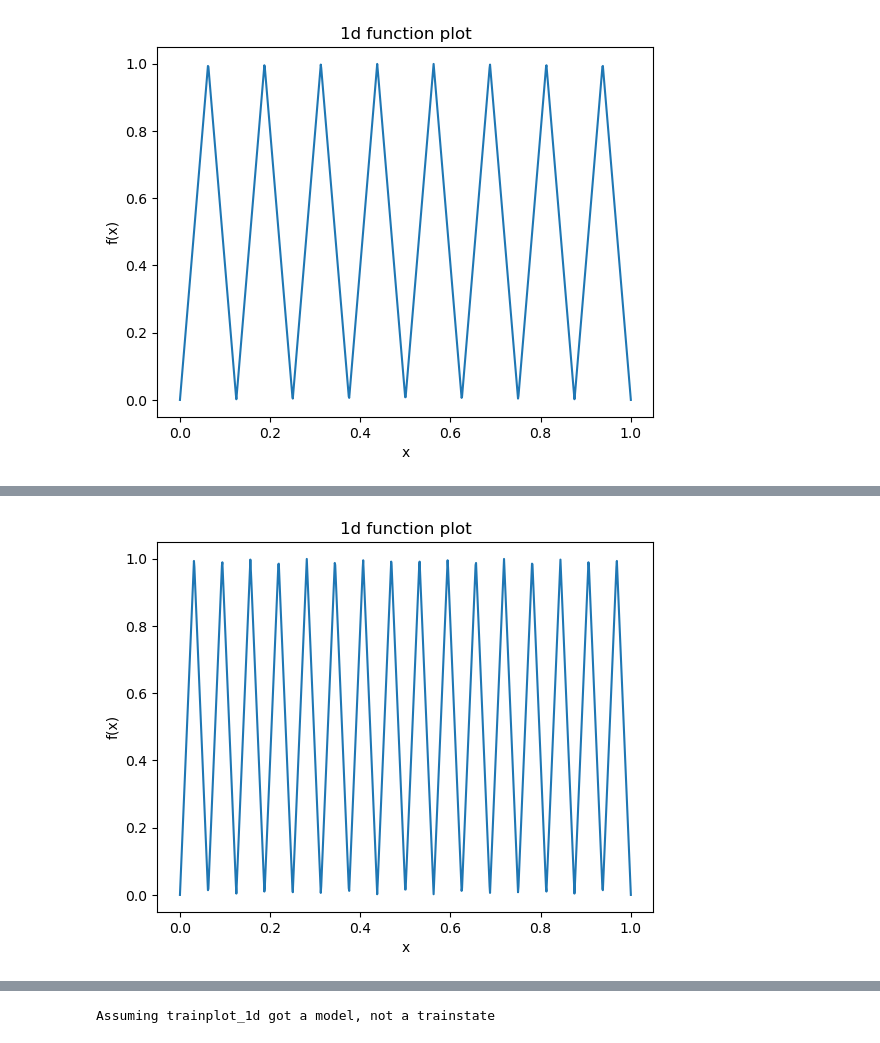
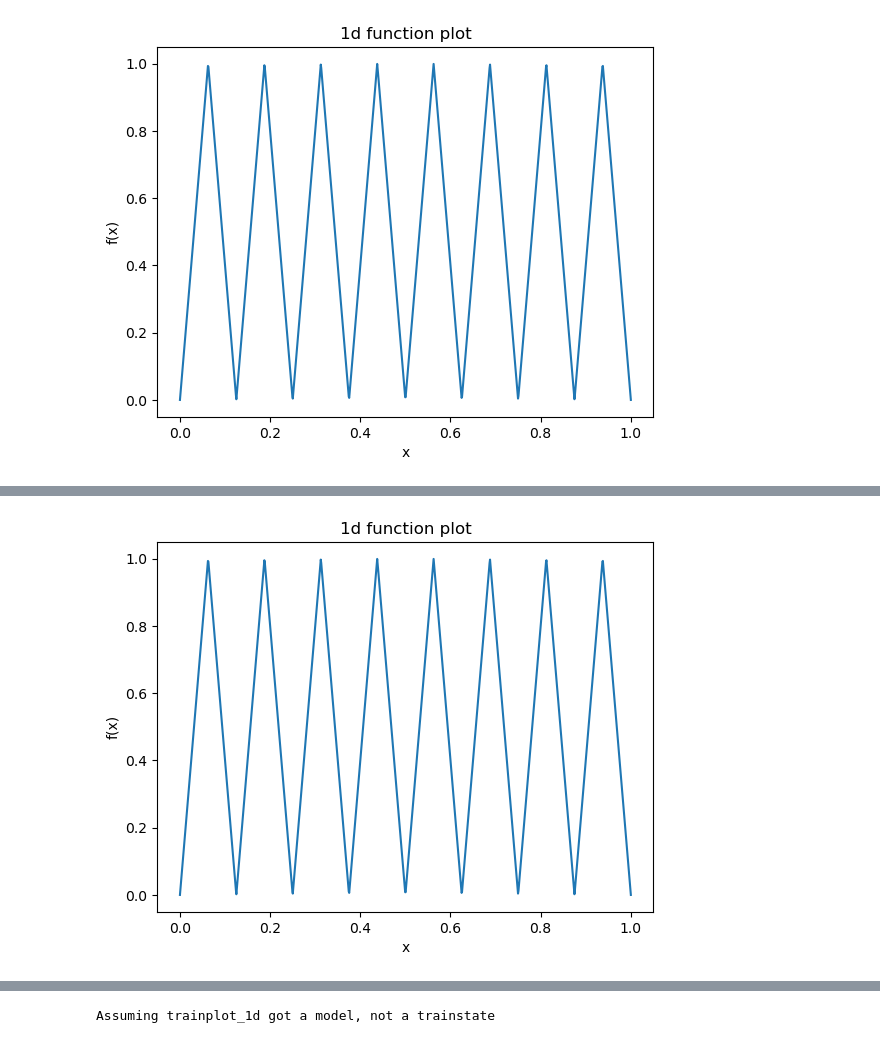
Before and after one commit to LRudL/dots, a Jupyter notebook: notebooks/sawtooth.ipynb, the cells around one changed output, grey strips where cells are left out. Cells and saved outputs as stored; diff of their text form; code cells hidden in the pictures.

Commit message:
more plotting updates, more not notebook updates related to 1D U-features

```diff
--- a/notebooks/sawtooth.ipynb
+++ b/notebooks/sawtooth.ipynb
@@ -115,7 +154,7 @@ plot_1d_fn(deep_sawtooth(4), 0, 1, 1000)
 # %%
-plot_1d_fn(shallow_sawtooth(5), 0, 1, 1000)
+plot_1d_fn(shallow_sawtooth(4), 0, 1, 1000)
 # %% [output]
-[figure, old version]
+[figure, new version]
 # %%
 jac = matrix_jacobian(deep_sawtooth(4), range_batch(0, 1, 1000))
 # %%
```
Also changed, not shown: parts of 17 cells of this notebook, 4 other files.
